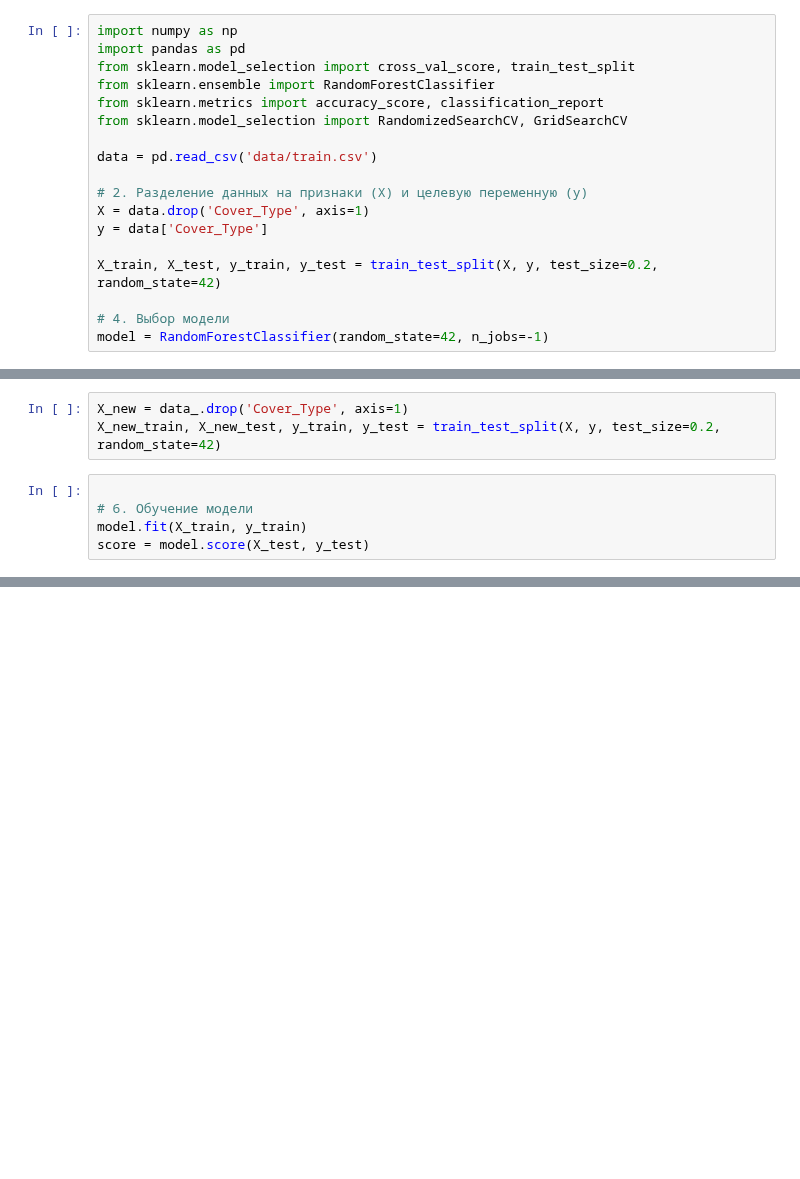
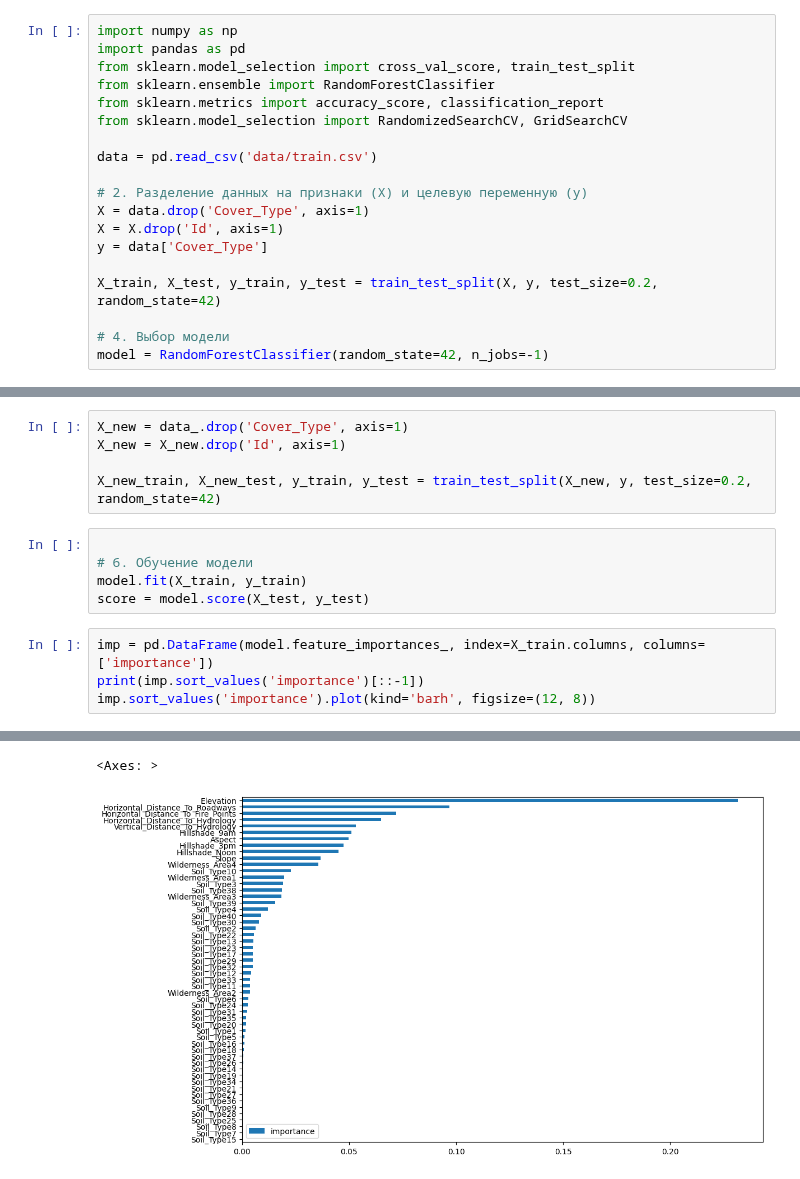
Before and after one commit to Axeleeyy/Test-DS_ML, a Jupyter notebook: ML.ipynb, the cells around one changed output, grey strips where cells are left out. Cells and saved outputs as stored; diff of their text form; blank space fills up the shorter version.

```diff
--- a/ML.ipynb
+++ b/ML.ipynb
@@ -10,6 +10,7 @@ data = pd.read_csv('data/train.csv')
 
 # 2. Разделение данных на признаки (X) и целевую переменную (y)
 X = data.drop('Cover_Type', axis=1)
+X = X.drop('Id', axis=1)
 y = data['Cover_Type']
 
 X_train, X_test, y_train, y_test = train_test_split(X, y, test_size=0.2, random_state=42)
@@ -42,9 +43,16 @@ for x in range(1, 41):
 data_['Soil_Type'] = a
 # %%
 X_new = data_.drop('Cover_Type', axis=1)
-X_new_train, X_new_test, y_train, y_test = train_test_split(X, y, test_size=0.2, random_state=42)
+X_new = X_new.drop('Id', axis=1)
+
+X_new_train, X_new_test, y_train, y_test = train_test_split(X_new, y, test_size=0.2, random_state=42)
 # %%
 
 # 6. Обучение модели
 model.fit(X_train, y_train)
 score = model.score(X_test, y_test)
+# %%
+imp = pd.DataFrame(model.feature_importances_, index=X_train.columns, columns=['importance'])
+print(imp.sort_values('importance')[::-1])
+imp.sort_values('importance').plot(kind='barh', figsize=(12, 8))
+# %% [output]
@@ -51,3 +76,5 @@ score = model.score(X_test, y_test)
+<Axes: >
+[figure, added]
 # %%
 
 # 5. Кросс-валидация
```
Also changed, not shown: parts of 15 cells of this notebook.
